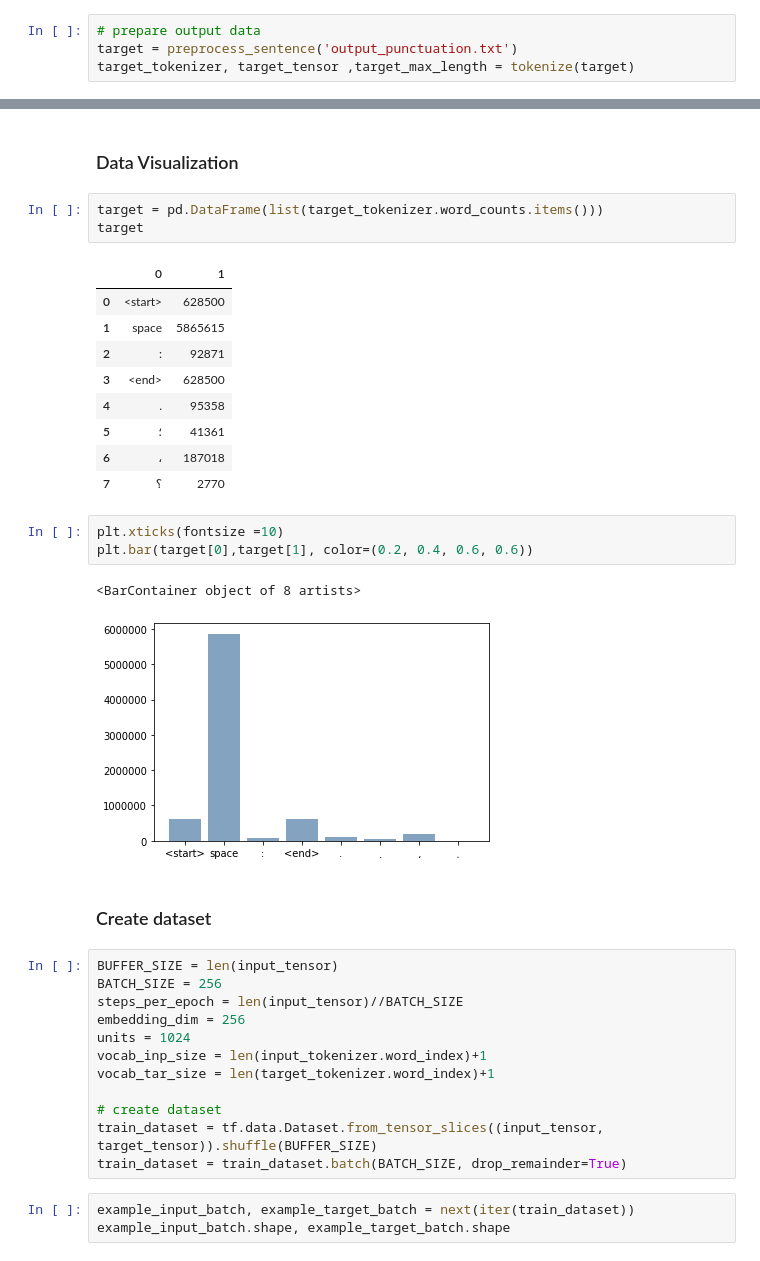
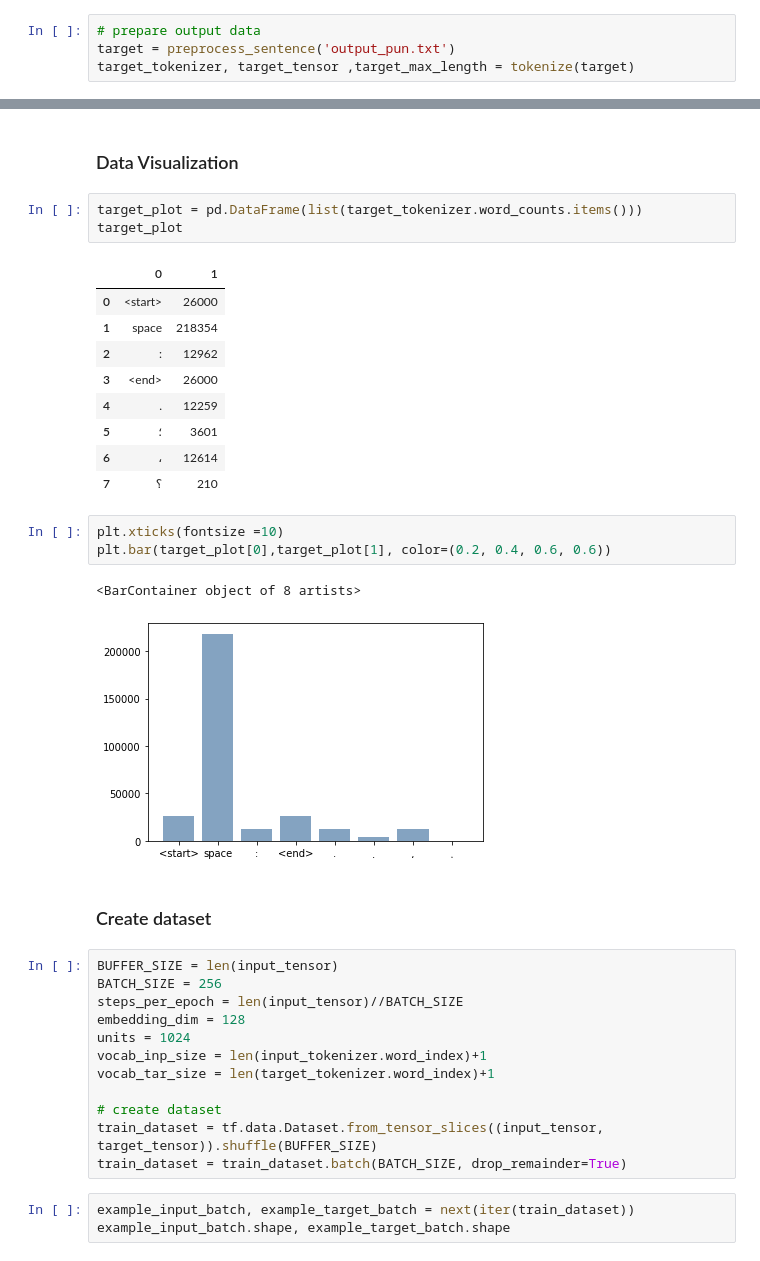
Before and after one commit to ZarahShibli/Arabic_Punctuation_Prediction, a Jupyter notebook: seq2seq_punctuation_prediction.ipynb, the cells around one changed output, grey strips where cells are left out. Drawn from its saved outputs; the diff is of its cells as text.

```diff
--- a/seq2seq_punctuation_prediction.ipynb
+++ b/seq2seq_punctuation_prediction.ipynb
@@ -86,7 +95,7 @@ input = preprocess_sentence('input_punctuation.txt')
 input_tokenizer, input_tensor ,input_max_length = tokenize(input)
 # %%
 # prepare output data
-target = preprocess_sentence('output_punctuation.txt')
+target = preprocess_sentence('output_pun.txt')
 target_tokenizer, target_tensor ,target_max_length = tokenize(target)
 # %%
 # data shapes
@@ -133,31 +142,31 @@ Input Language; index to word mapping
 # %% [markdown]
 ### Data Visualization
 # %%
-target = pd.DataFrame(list(target_tokenizer.word_counts.items()))
-target
+target_plot = pd.DataFrame(list(target_tokenizer.word_counts.items()))
+target_plot
 # %% [output]
 |  | 0 | 1 |
-| 0 | <start> | 628500 |
-| 1 | space | 5865615 |
-| 2 | : | 92871 |
-| 3 | <end> | 628500 |
-| 4 | . | 95358 |
-| 5 | ؛ | 41361 |
-| 6 | ، | 187018 |
-| 7 | ؟ | 2770 |
+| 0 | <start> | 26000 |
+| 1 | space | 218354 |
+| 2 | : | 12962 |
+| 3 | <end> | 26000 |
+| 4 | . | 12259 |
+| 5 | ؛ | 3601 |
+| 6 | ، | 12614 |
+| 7 | ؟ | 210 |
 # %%
 plt.xticks(fontsize =10)
-plt.bar(target[0],target[1], color=(0.2, 0.4, 0.6, 0.6))
+plt.bar(target_plot[0],target_plot[1], color=(0.2, 0.4, 0.6, 0.6))
 # %% [output]
 <BarContainer object of 8 artists>
-[figure, old version]
+[figure, new version]
 # %% [markdown]
 ### Create dataset
 # %%
 BUFFER_SIZE = len(input_tensor)
 BATCH_SIZE = 256
 steps_per_epoch = len(input_tensor)//BATCH_SIZE
-embedding_dim = 256
+embedding_dim = 128
 units = 1024
 vocab_inp_size = len(input_tokenizer.word_index)+1
 vocab_tar_size = len(target_tokenizer.word_index)+1
```
Also changed, not shown: parts of 19 cells of this notebook, 12 other files.
